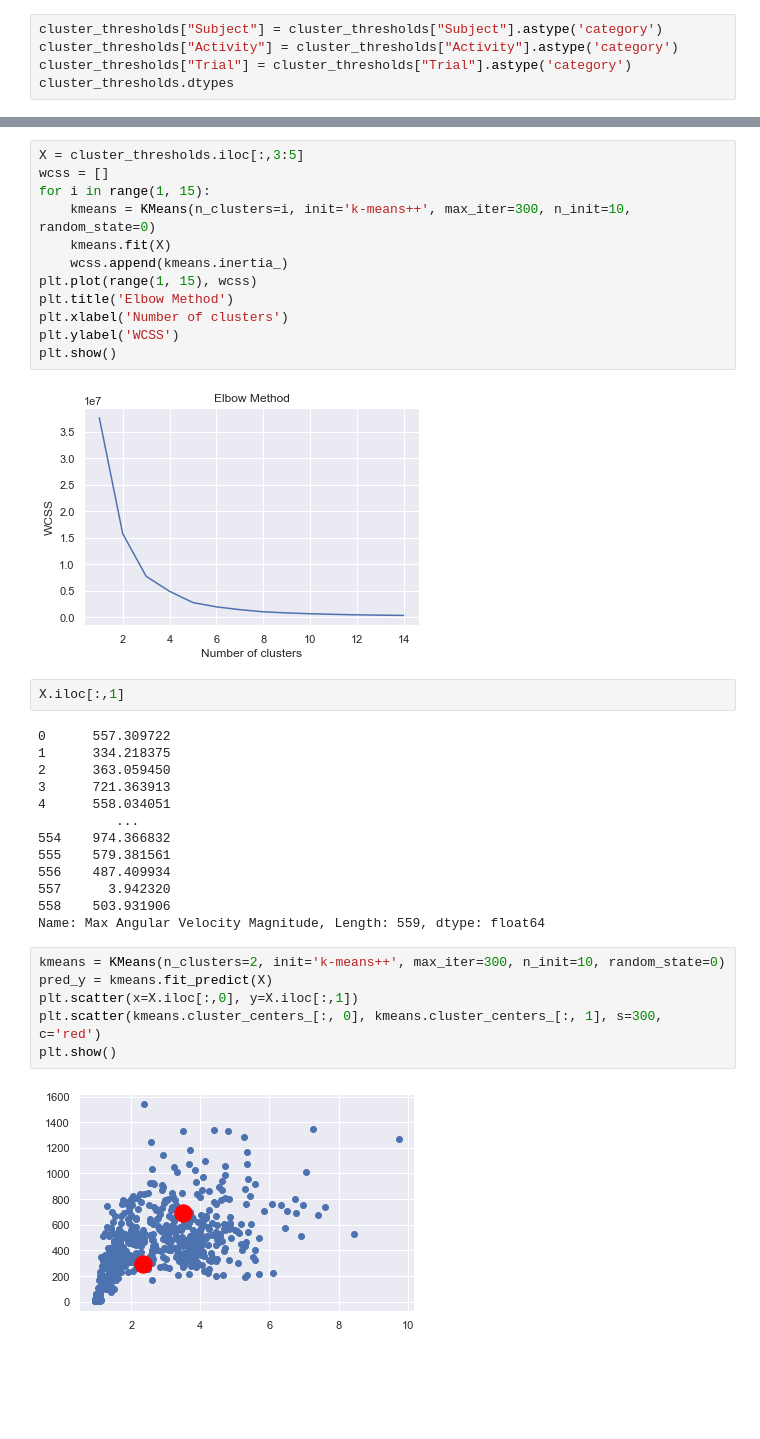
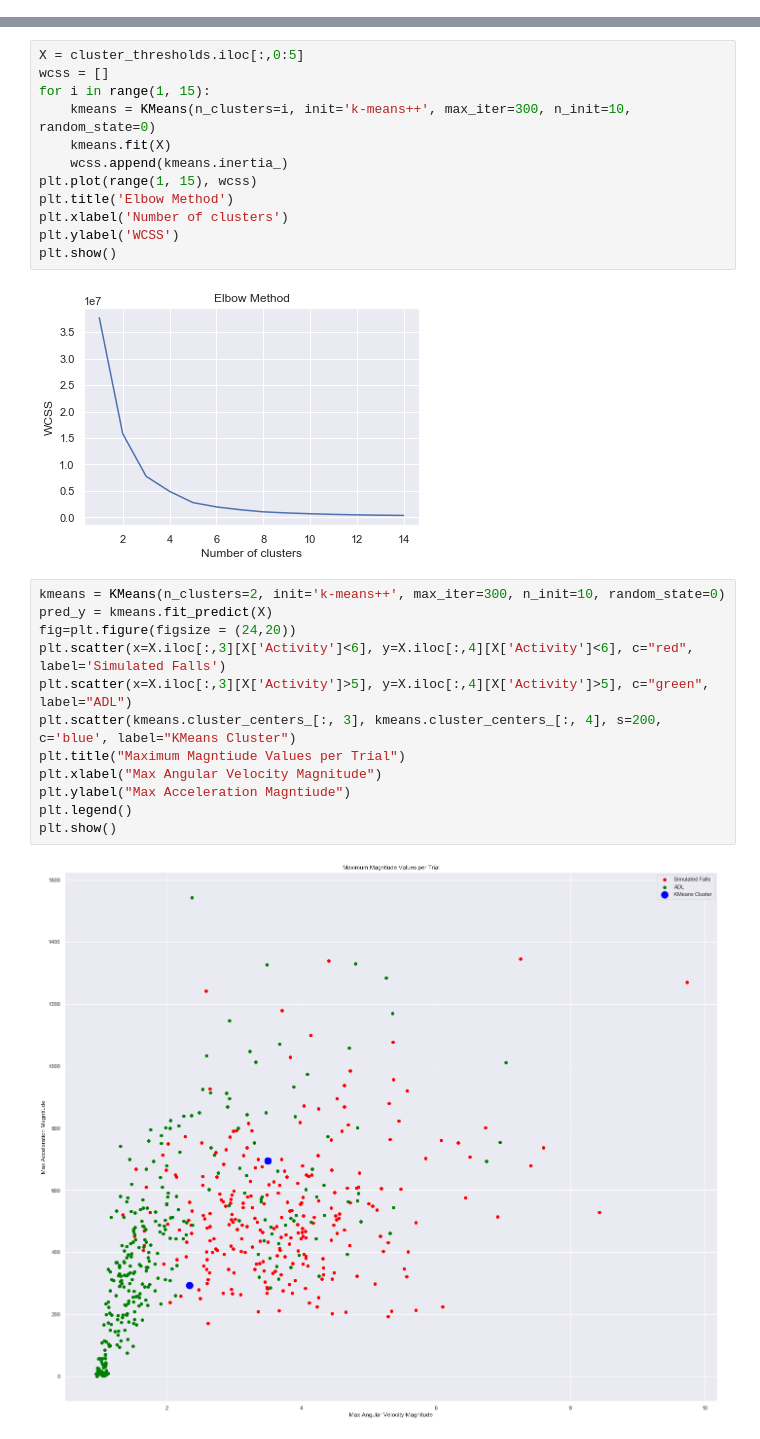
Before and after one commit to mjwolfe91/MSDS_Capstone_JC_AN_MW, a Jupyter notebook: Activity Clusers on Baseline Threshold (Max Value per Trial).ipynb, the cells around one changed output, grey strips where cells are left out. Cells and saved outputs as stored; diff of their text form; blank space fills up the shorter version.

Commit message:
Cleaned Plots

```diff
--- a/Activity Clusers on Baseline Threshold (Max Value per Trial).ipynb
+++ b/Activity Clusers on Baseline Threshold (Max Value per Trial).ipynb
@@ -215,5 +170,0 @@ len(np.unique(cluster_thresholds['Activity']))
-# %%
-cluster_thresholds["Subject"] = cluster_thresholds["Subject"].astype('category')
-cluster_thresholds["Activity"] = cluster_thresholds["Activity"].astype('category')
-cluster_thresholds["Trial"] = cluster_thresholds["Trial"].astype('category')
-cluster_thresholds.dtypes
@@ -258,5 +171,5 @@ cluster_thresholds.iloc[:,3:5]
 # %%
-X = cluster_thresholds.iloc[:,3:5]
+X = cluster_thresholds.iloc[:,0:5]
 wcss = []
 for i in range(1, 15):
     kmeans = KMeans(n_clusters=i, init='k-means++', max_iter=300, n_init=10, random_state=0)
@@ -269,29 +182,20 @@ plt.ylabel('WCSS')
 plt.show()
 # %% [output]
 [figure]
-# %%
-X.iloc[:,1]
-# %% [output]
-0      557.309722
-1      334.218375
-2      363.059450
-3      721.363913
-4      558.034051
-          ...
-554    974.366832
-555    579.381561
-556    487.409934
-557      3.942320
-558    503.931906
-Name: Max Angular Velocity Magnitude, Length: 559, dtype: float64
 # %%
 kmeans = KMeans(n_clusters=2, init='k-means++', max_iter=300, n_init=10, random_state=0)
 pred_y = kmeans.fit_predict(X)
-plt.scatter(x=X.iloc[:,0], y=X.iloc[:,1])
-plt.scatter(kmeans.cluster_centers_[:, 0], kmeans.cluster_centers_[:, 1], s=300, c='red')
+fig=plt.figure(figsize = (24,20))
+plt.scatter(x=X.iloc[:,3][X['Activity']<6], y=X.iloc[:,4][X['Activity']<6], c="red", label='Simulated Falls')
+plt.scatter(x=X.iloc[:,3][X['Activity']>5], y=X.iloc[:,4][X['Activity']>5], c="green", label="ADL")
+plt.scatter(kmeans.cluster_centers_[:, 3], kmeans.cluster_centers_[:, 4], s=200, c='blue', label="KMeans Cluster")
+plt.title("Maximum Magntiude Values per Trial")
+plt.xlabel("Max Angular Velocity Magnitude")
+plt.ylabel("Max Acceleration Magntiude")
+plt.legend()
 plt.show()
 # %% [output]
-[figure, old version]
+[figure, new version]
 # %%
 kmeans.cluster_centers_
 # Fall cluster: 3.50 acceleration, 694.076 angular velocity
```
Also changed, not shown: parts of 22 cells of this notebook.
